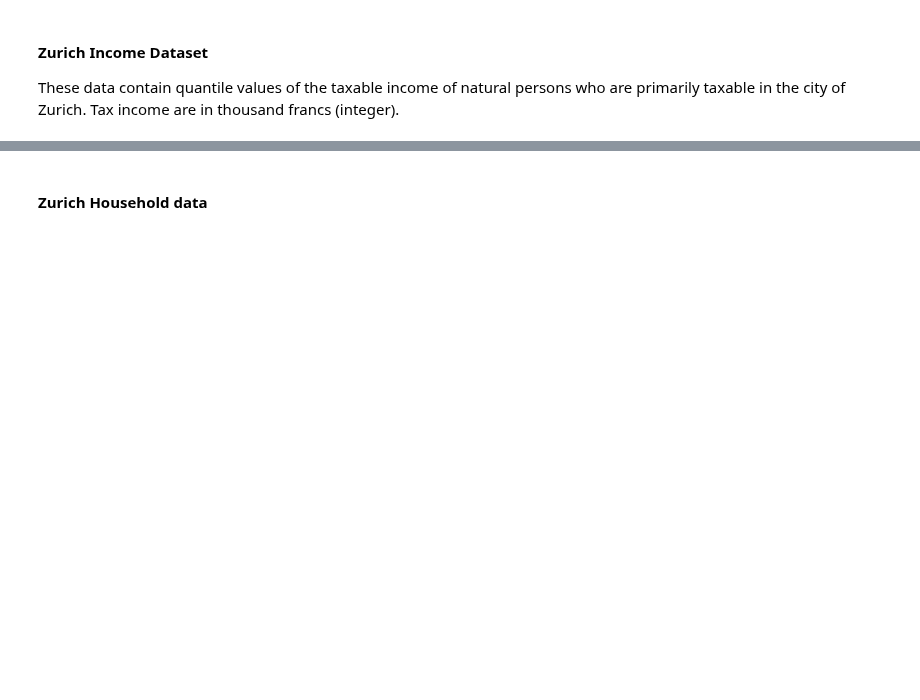
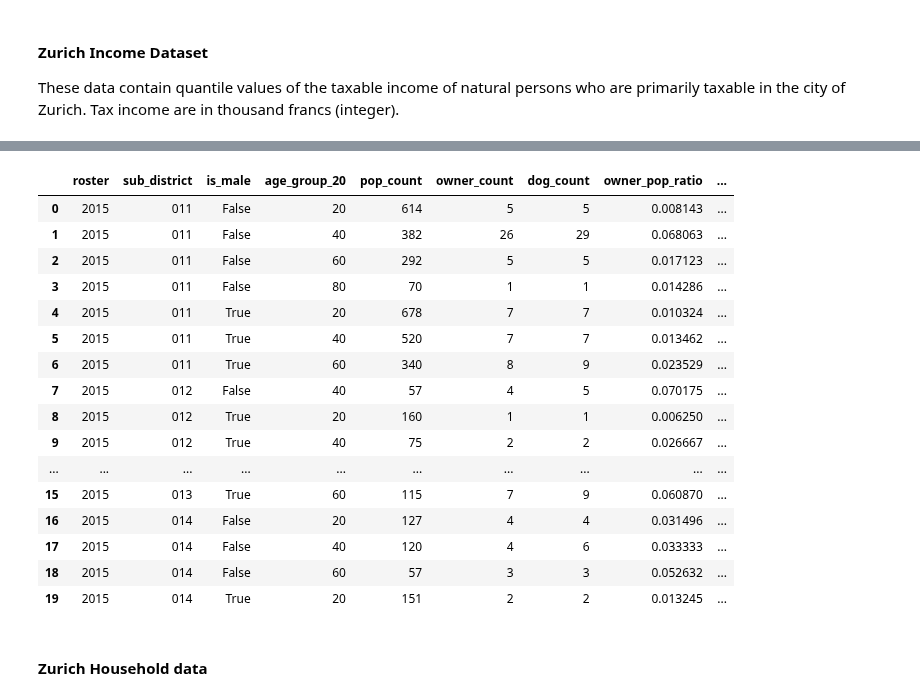
Before and after one commit to jonnross88/Springboard, a Jupyter notebook: u20_data_storytelling/zurich.ipynb, the cells around one changed output, grey strips where cells are left out. Cells and saved outputs as stored; diff of their text form; code cells hidden in the pictures; blank space fills up the shorter version.

```diff
--- a/u20_data_storytelling/zurich.ipynb
+++ b/u20_data_storytelling/zurich.ipynb
@@ -1119,4 +1589,4 @@ pop_data.to_csv("../data/processed_pop_data.csv", index=False)
 # %% [markdown]
 We need to ensure That there were datasets have some of the same column and column names so that they could be merged together and matched well. Since we only have data from the year 2015 with adults data set we will only look at data from the year 2015 with the population data set. And to match the age range that we have in the dogs data set we will also take the ages in the 10 year range here in addition to that the ado is also given on at the neighborhood level so that can be easily matched as well.
 # %%
-pop_data = pd.read_csv("../data/processed_pop_data.csv")
+pop_data_to_merge = pd.read_csv("../data/processed_pop_data.csv")
@@ -1490,9 +2146,10 @@ The 'is_male_owner' column was renamed to 'is_male' for consistency.
 These datasets summarize dog and owner counts for further analysis.
 # %%
 # Merge the grouped population count and dog owner count dataframes
-merged_grouped_4_cols = pop_count_grouped_4_cols.merge(
-    dog_owner_grouped_4_cols,
+merged_grouped_4_cols = pop_count_grouped_4_cols.merge(dog_owner_grouped_4_cols).merge(
+    dog_count_grouped_4_cols
 )
+# print(merged_grouped_4_cols.isna().sum())
 merged_grouped_4_cols["owner_count"] = merged_grouped_4_cols["owner_count"].fillna(
     0)
 
@@ -1500,6 +2157,10 @@ merged_grouped_4_cols["owner_count"] = merged_grouped_4_cols["owner_count"].fill
 merged_grouped_4_cols["owner_pop_ratio"] = (
     merged_grouped_4_cols["owner_count"] / merged_grouped_4_cols["pop_count"]
 )
+# Calculate the ratio of dogs to population for each group
+merged_grouped_4_cols["dog_pop_ratio"] = (
+    merged_grouped_4_cols["dog_count"] / merged_grouped_4_cols["pop_count"]
+)
 # Drop the Nans rows
 merged_grouped_4_cols.dropna(inplace=True)
 merged_grouped_4_cols.head(10)
@@ -1730,13 +2520,12 @@ zurich_income_data["roster"] = zurich_income_data["deadline_date_year"].copy()
 
 # Create 'sub_district' column, ensuring it's a string with leading zeros
 zurich_income_data["sub_district"] = (
-    zurich_income_data["quar_cd"].copy().astype(str).str.zfill(3)
+    zurich_income_data["quar_cd"].astype(int).astype("string").str.zfill(3)
 )
 
 # Create 'district' column by extracting first two characters from 'sub_district'
-zurich_income_data["district"] = (
-    zurich_income_data["sub_district"].str[:2].astype(int).copy()
-)
+zurich_income_data["district"] = zurich_income_data["sub_district"].str[:2].astype(
+    int)
 
 # Create new columns for income percentiles
 zurich_income_data["median_income"] = zurich_income_data["tax_income_p_50"].copy()
@@ -1757,8 +2546,10 @@ columns_of_interest_income = [
 
 # Create a new dataframe 'income_data' with only the columns of interest
 income_data = (
-    zurich_income_data[columns_of_interest_income].query("roster >= 2015").copy()
+    zurich_income_data[columns_of_interest_income].query(
+        "roster >= 2015").copy()
 )
 
 # Display the structure of 'income_data' dataframe for verification
 income_data.info()
+income_data.describe(include="all").T.sort_values(by="unique").fillna("")
@@ -1769,25 +2586,36 @@ income_data.sample(10)
 income_data.to_csv("../data/processed_income_data.csv", index=False)
 # %%
 income_agg_data_to_merge = (
-    income_data
-    .groupby(["roster", "sub_district"])["median_income"]
+    income_data.groupby(["roster", "sub_district"])["median_income"]
     .median()
     .reset_index()
 )
-
-
-# income_agg
-# income_data.query("roster >= 2015")[
-#     ["roster", "sub_district", "median_income", "tax_status"]
-# ].merge(merged_grouped_4_cols, on=["roster", "sub_district"], how="inner")
 
 merged_3_datasets = pd.merge(
     merged_grouped_4_cols.query("roster >= 2015 & roster <= 2020"),
     income_agg_data_to_merge,
     on=["roster", "sub_district"],
     how="left",
 )
 merged_3_datasets.head(20)
+# %% [output]
+|  | roster | sub_district | is_male | age_group_20 | pop_count | owner_count | dog_count | owner_pop_ratio | ... |
+| 0 | 2015 | 011 | False | 20 | 614 | 5 | 5 | 0.008143 | ... |
+| 1 | 2015 | 011 | False | 40 | 382 | 26 | 29 | 0.068063 | ... |
+| 2 | 2015 | 011 | False | 60 | 292 | 5 | 5 | 0.017123 | ... |
+| 3 | 2015 | 011 | False | 80 | 70 | 1 | 1 | 0.014286 | ... |
+| 4 | 2015 | 011 | True | 20 | 678 | 7 | 7 | 0.010324 | ... |
+| 5 | 2015 | 011 | True | 40 | 520 | 7 | 7 | 0.013462 | ... |
+| 6 | 2015 | 011 | True | 60 | 340 | 8 | 9 | 0.023529 | ... |
+| 7 | 2015 | 012 | False | 40 | 57 | 4 | 5 | 0.070175 | ... |
+| 8 | 2015 | 012 | True | 20 | 160 | 1 | 1 | 0.006250 | ... |
+| 9 | 2015 | 012 | True | 40 | 75 | 2 | 2 | 0.026667 | ... |
+| ... | ... | ... | ... | ... | ... | ... | ... | ... | ... |
+| 15 | 2015 | 013 | True | 60 | 115 | 7 | 9 | 0.060870 | ... |
+| 16 | 2015 | 014 | False | 20 | 127 | 4 | 4 | 0.031496 | ... |
+| 17 | 2015 | 014 | False | 40 | 120 | 4 | 6 | 0.033333 | ... |
+| 18 | 2015 | 014 | False | 60 | 57 | 3 | 3 | 0.052632 | ... |
+| 19 | 2015 | 014 | True | 20 | 151 | 2 | 2 | 0.013245 | ... |
 # %% [markdown]
 #### Zurich Household data
 # %%
```
Also changed, not shown: parts of 117 cells of this notebook, 1 other file.
